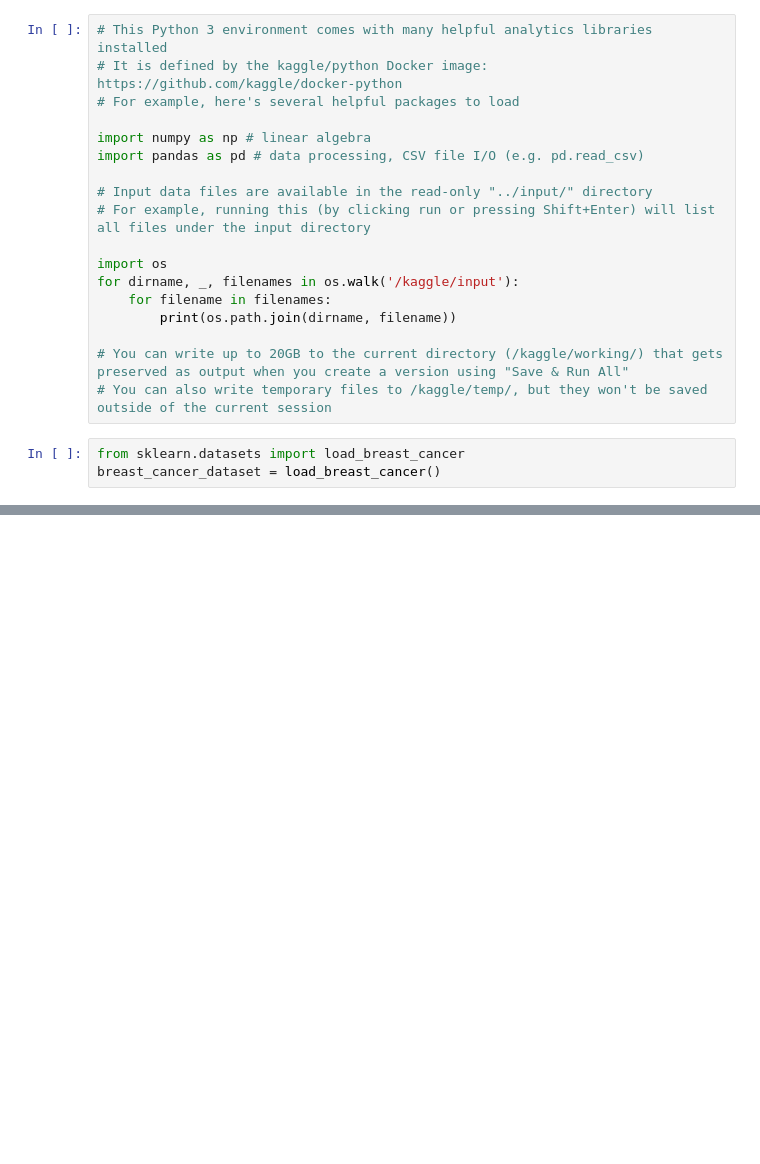
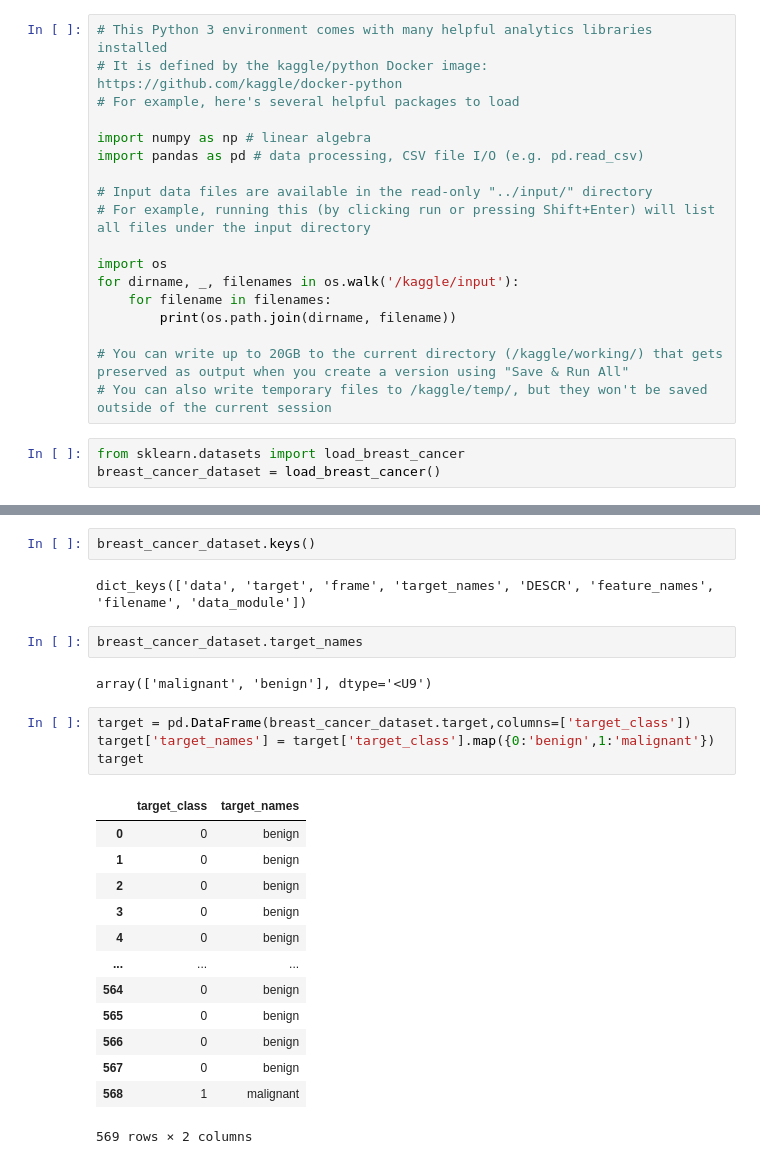
Before and after one commit to dnlsyfq/ml_introduction, a Jupyter notebook: ml-introduction.ipynb, the cells around one changed output, grey strips where cells are left out. Cells and saved outputs as stored; diff of their text form; blank space fills up the shorter version.

```diff
--- a/ml-introduction.ipynb
+++ b/ml-introduction.ipynb
@@ -21,0 +42,26 @@ breast_cancer_dataset = load_breast_cancer()
+# %%
+breast_cancer_dataset.keys()
+# %% [output]
+dict_keys(['data', 'target', 'frame', 'target_names', 'DESCR', 'feature_names', 'filename', 'data_module'])
+# %%
+breast_cancer_dataset.target_names
+# %% [output]
+array(['malignant', 'benign'], dtype='<U9')
+# %%
+target = pd.DataFrame(breast_cancer_dataset.target,columns=['target_class'])
+target['target_names'] = target['target_class'].map({0:'benign',1:'malignant'})
+target
+# %% [output]
+|  | target_class | target_names |
+| 0 | 0 | benign |
+| 1 | 0 | benign |
+| 2 | 0 | benign |
+| 3 | 0 | benign |
+| 4 | 0 | benign |
+| ... | ... | ... |
+| 564 | 0 | benign |
+| 565 | 0 | benign |
+| 566 | 0 | benign |
+| 567 | 0 | benign |
+| 568 | 1 | malignant |
+569 rows × 2 columns
```
Also changed, not shown: parts of 3 cells of this notebook.
